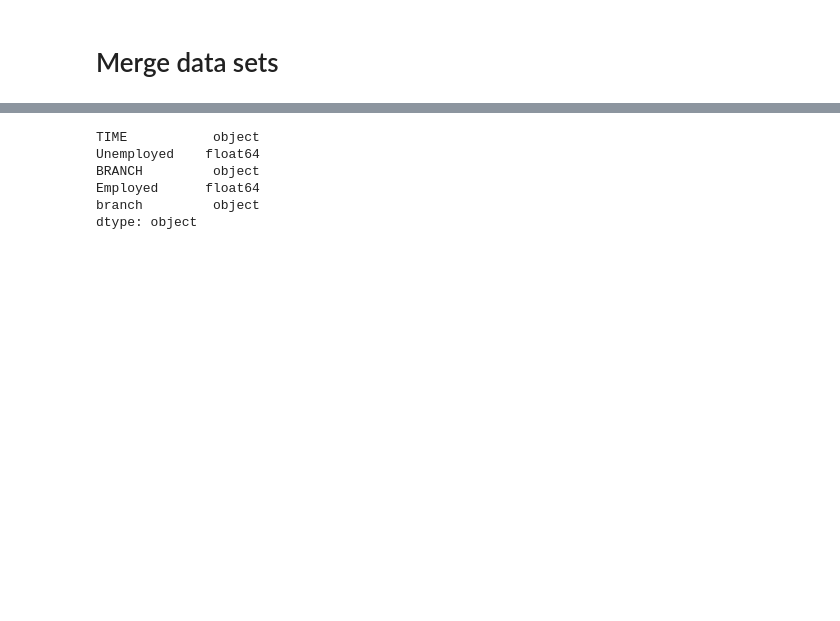
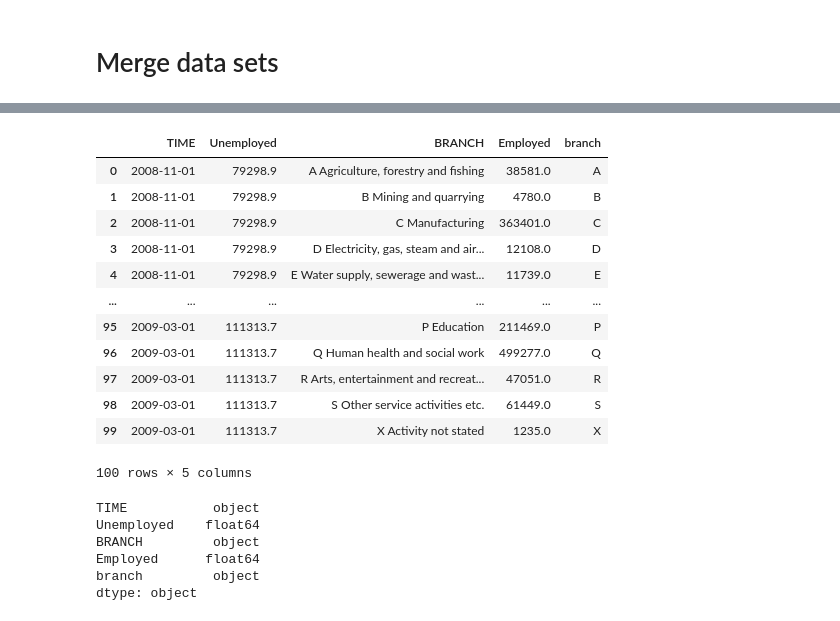
Before and after one commit to ceciliechrstnsn/projects-2021-luna-hjerteknuser, a Jupyter notebook: dataproject/dataproject.ipynb, the cells around one changed output, grey strips where cells are left out. Cells and saved outputs as stored; diff of their text form; code cells hidden in the pictures; blank space fills up the shorter version.

Commit message:
datetime

```diff
--- a/dataproject/dataproject.ipynb
+++ b/dataproject/dataproject.ipynb
@@ -283,3 +280,22 @@ dstmerge.head()
+# %%
+dstmerge['TIME'] =  pd.to_datetime(dstmerge['TIME'],
+                              format='%Y%m')
+# %%
+dstmerge.head(100)
+# %% [output]
+|  | TIME | Unemployed | BRANCH | Employed | branch |
+| 0 | 2008-11-01 | 79298.9 | A Agriculture, forestry and fishing | 38581.0 | A |
+| 1 | 2008-11-01 | 79298.9 | B Mining and quarrying | 4780.0 | B |
+| 2 | 2008-11-01 | 79298.9 | C Manufacturing | 363401.0 | C |
+| 3 | 2008-11-01 | 79298.9 | D Electricity, gas, steam and air... | 12108.0 | D |
+| 4 | 2008-11-01 | 79298.9 | E Water supply, sewerage and wast... | 11739.0 | E |
+| ... | ... | ... | ... | ... | ... |
+| 95 | 2009-03-01 | 111313.7 | P Education | 211469.0 | P |
+| 96 | 2009-03-01 | 111313.7 | Q Human health and social work | 499277.0 | Q |
+| 97 | 2009-03-01 | 111313.7 | R Arts, entertainment and recreat... | 47051.0 | R |
+| 98 | 2009-03-01 | 111313.7 | S Other service activities etc. | 61449.0 | S |
+| 99 | 2009-03-01 | 111313.7 | X Activity not stated | 1235.0 | X |
+100 rows × 5 columns
 # %%
 dstmerge.dtypes
 # %% [output]
```
Also changed, not shown: parts of 12 cells of this notebook.
